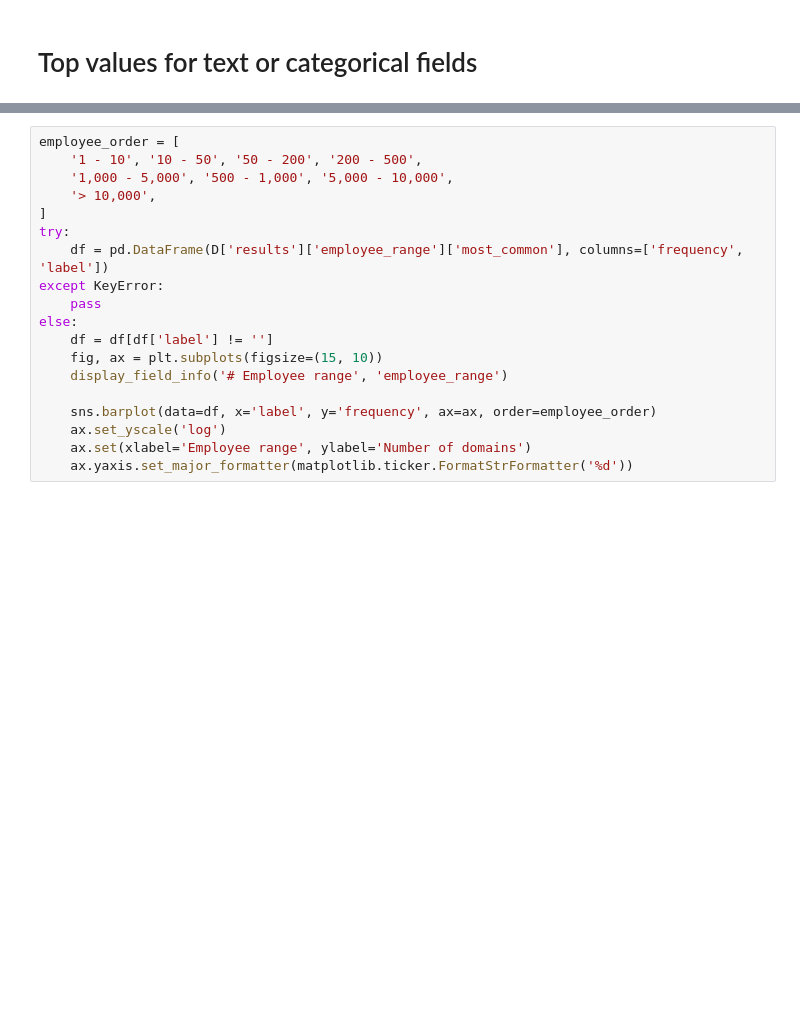
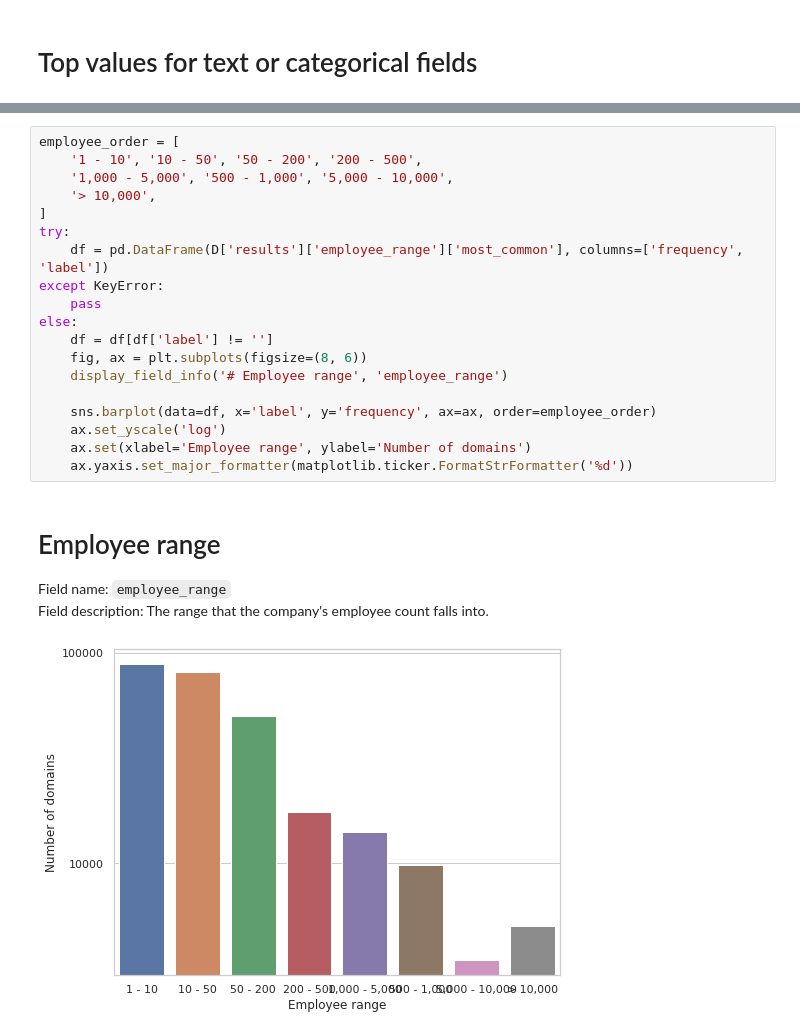
Before and after one commit to ProfoundNetworks/dbi-csvi-demo, a Jupyter notebook: demo.ipynb, the cells around one changed output, grey strips where cells are left out. Drawn from its saved outputs; the diff is of its cells as text; blank space fills up the shorter version.

```diff
--- a/demo.ipynb
+++ b/demo.ipynb
@@ -703,22 +806,28 @@ else:
 # %%
 employee_order = [
     '1 - 10', '10 - 50', '50 - 200', '200 - 500',
     '1,000 - 5,000', '500 - 1,000', '5,000 - 10,000',
     '> 10,000',
 ]
 try:
     df = pd.DataFrame(D['results']['employee_range']['most_common'], columns=['frequency', 'label'])
 except KeyError:
     pass
 else:
     df = df[df['label'] != '']
-    fig, ax = plt.subplots(figsize=(15, 10))
+    fig, ax = plt.subplots(figsize=(8, 6))
     display_field_info('# Employee range', 'employee_range')
 
     sns.barplot(data=df, x='label', y='frequency', ax=ax, order=employee_order)
     ax.set_yscale('log')
     ax.set(xlabel='Employee range', ylabel='Number of domains')
     ax.yaxis.set_major_formatter(matplotlib.ticker.FormatStrFormatter('%d'))
+# %% [output]
+# Employee range
+
+Field name: `employee_range`
+Field description: The range that the company's employee count falls into.
+[figure, added]
 # %%
 def plot_year_founded(x_range):
     try:
```
Also changed, not shown: parts of 28 cells of this notebook.
